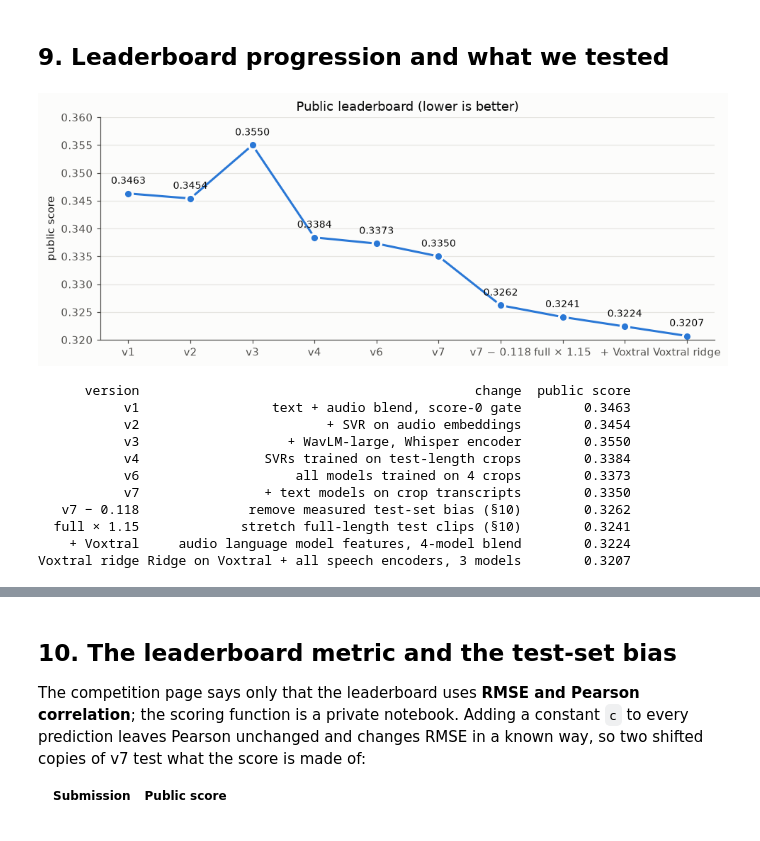
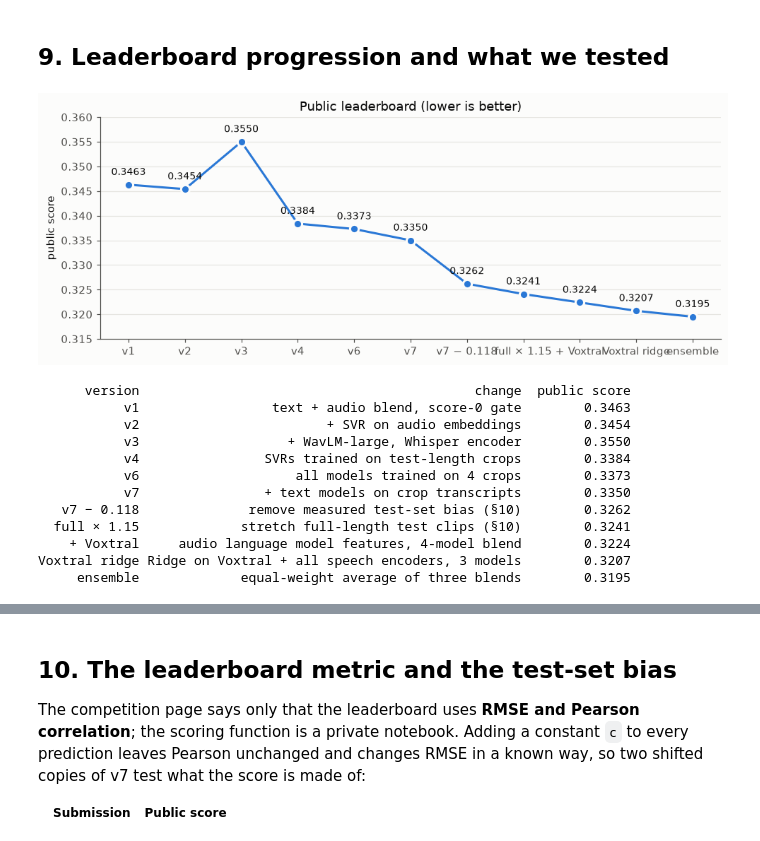
Before and after one commit to Techy-A/shl-grammar-scoring, a Jupyter notebook: kaggle/jobs/notebook/shl_grammar_scoring.ipynb, the cells around one changed output, grey strips where cells are left out. Saved outputs shown, nothing was run; the diff lists cells and outputs as text; code cells hidden in the pictures.

Commit message:
Final model: equal-weight ensemble of three blends (public 0.3195); notebook, README and report updated

```diff
--- a/kaggle/jobs/notebook/shl_grammar_scoring.ipynb
+++ b/kaggle/jobs/notebook/shl_grammar_scoring.ipynb
@@ -290,9 +314,13 @@ Two training-data RMSE figures, as required:
 blend08 = importlib.import_module("08_blend")
 train03 = importlib.import_module("03_train")
 
-oof = pd.read_parquet(ART / "oof_blend.parquet")             # written by 08_blend.py
+# Out-of-fold predictions of the final model: the average of the three blends' out-of-fold predictions.
+oofs = {b: pd.read_parquet(ART / f"oof_{tag(b)}.parquet").set_index("filename") for b in BLENDS}
+oof = oofs["3 models"][["label"]].assign(oof=sum(o.oof for o in oofs.values()) / len(oofs)).reset_index()
 rmse = lambda p, y: float(np.sqrt(np.mean((p - y) ** 2)))
 pearson = lambda p, y: float(np.corrcoef(p, y)[0, 1])
+for b, o in oofs.items():
+    print(f"  blend '{b}': out-of-fold RMSE {rmse(o.oof, o.label):.4f}")
 print(f"Training RMSE (out-of-fold, speaker-grouped, test-length crops): {rmse(oof.oof, oof.label):.4f}")
 print(f"Training Pearson (out-of-fold):                                  {pearson(oof.oof, oof.label):.4f}")
 print(f"Training MAE (out-of-fold):                                      {np.abs(oof.oof - oof.label).mean():.4f}")
@@ -457,27 +501,28 @@ data from that recording setup.
 # %%
 lb = pd.DataFrame([
     ("v1", "text + audio blend, score-0 gate", 0.3463),
     ("v2", "+ SVR on audio embeddings", 0.3454),
     ("v3", "+ WavLM-large, Whisper encoder", 0.3550),
     ("v4", "SVRs trained on test-length crops", 0.3384),
     ("v6", "all models trained on 4 crops", 0.3373),
     ("v7", "+ text models on crop transcripts", 0.3350),
     ("v7 − 0.118", "remove measured test-set bias (§10)", 0.3262),
     ("full × 1.15", "stretch full-length test clips (§10)", 0.3241),
     ("+ Voxtral", "audio language model features, 4-model blend", 0.3224),
     ("Voxtral ridge", "Ridge on Voxtral + all speech encoders, 3 models", 0.3207),
+    ("ensemble", "equal-weight average of three blends", 0.3195),
 ], columns=["version", "change", "public score"])
 
 fig, ax = plt.subplots(figsize=(9, 3.6))
 ax.plot(lb.version, lb["public score"], color=BLUE, lw=2, marker="o", ms=8, markeredgecolor=SURFACE, markeredgewidth=2)
 for x, v in zip(lb.version, lb["public score"]):
     ax.annotate(f"{v:.4f}", (x, v), textcoords="offset points", xytext=(0, 9), ha="center", fontsize=9, color=INK)
-ax.set(title="Public leaderboard (lower is better)", ylabel="public score", ylim=(0.32, 0.36))
+ax.set(title="Public leaderboard (lower is better)", ylabel="public score", ylim=(0.315, 0.36))
 ax.grid(axis="x", visible=False)
 plt.tight_layout(); plt.show()
 print(lb.to_string(index=False))
 # %% [output]
-[figure, old version]
+[figure, new version]
       version                                           change  public score
            v1                 text + audio blend, score-0 gate        0.3463
            v2                        + SVR on audio embeddings        0.3454
@@ -489,6 +534,7 @@ print(lb.to_string(index=False))
   full × 1.15             stretch full-length test clips (§10)        0.3241
     + Voxtral     audio language model features, 4-model blend        0.3224
 Voxtral ridge Ridge on Voxtral + all speech encoders, 3 models        0.3207
+     ensemble             equal-weight average of three blends        0.3195
 # %% [markdown]
 **What we tested and learned**
 
```
Also changed, not shown: parts of 14 cells of this notebook, 4 other files.
